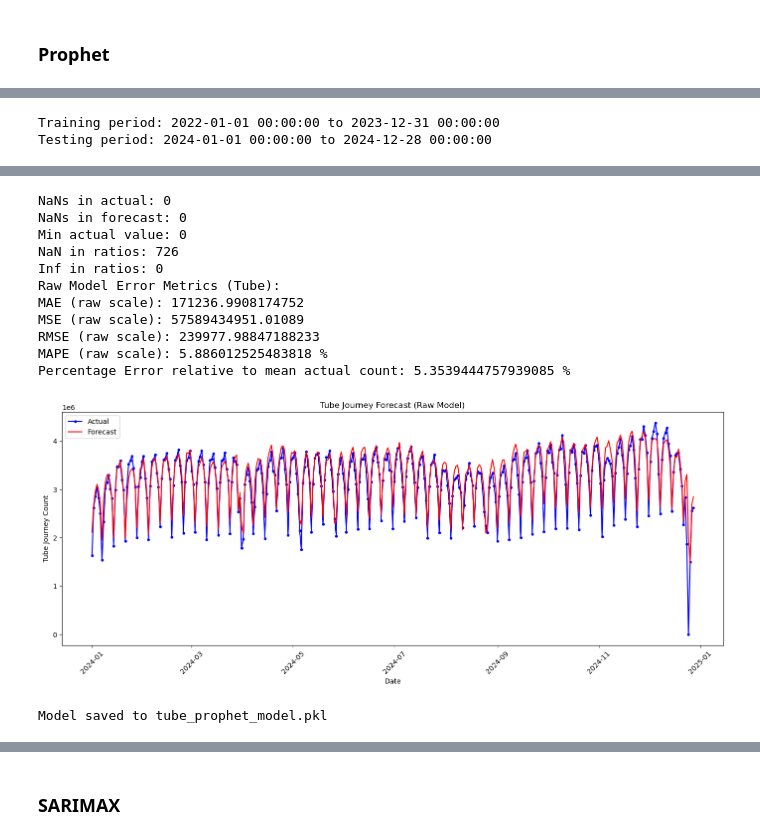
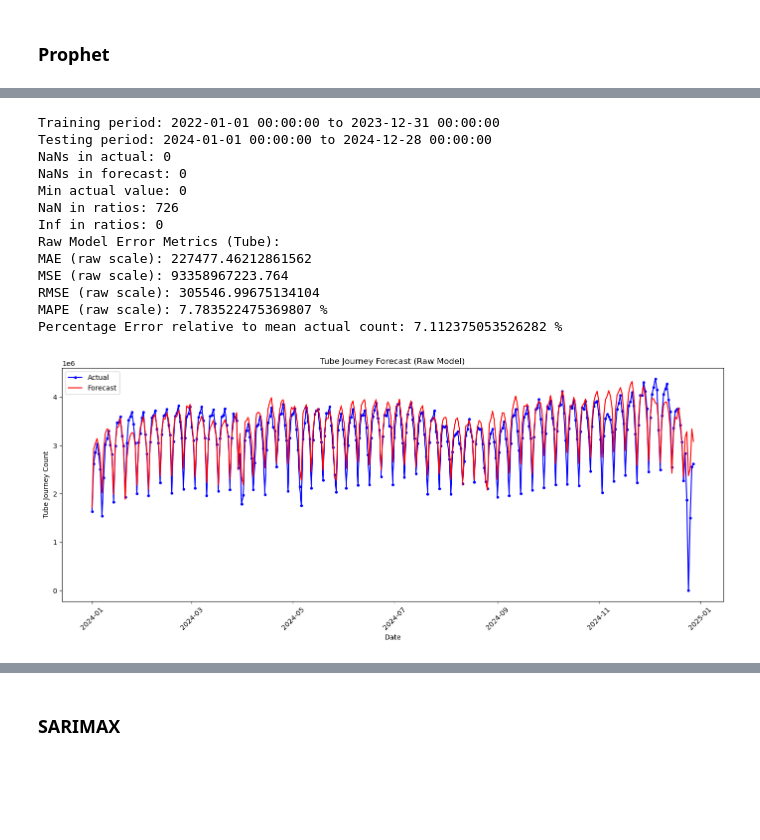
Before and after one commit to nikhil122-marauder/PROJECT, a Jupyter notebook: Prediction.ipynb, the cells around one changed output, grey strips where cells are left out. Cells and saved outputs as stored; diff of their text form; code cells hidden in the pictures; blank space fills up the shorter version.

```diff
--- a/Prediction.ipynb
+++ b/Prediction.ipynb
@@ -187,6 +195,9 @@ from prophet import Prophet
 from sklearn.metrics import mean_absolute_error, mean_squared_error
 import mlflow
 import mlflow.prophet  # Import the Prophet module for MLflow
+
+# Convert 'Date' column to datetime with correct format (dayfirst=True)
+tube_data['Date'] = pd.to_datetime(tube_data['Date'], dayfirst=True)
 
 # Split the data into training and testing sets.
 # We'll use all data before 2024-01-01 as training and from 2024-01-01 onward as testing.
@@ -202,7 +213,7 @@ df_train_raw = train_tube.rename(columns={'Date': 'ds', 'TubeJourneyCount': 'y'}
 df_test_raw = test_tube.rename(columns={'Date': 'ds', 'TubeJourneyCount': 'y'})
 
 # Define the regressors to use:
-regressor_cols = ['TubeJourneyCount_lag1', 't1', 'hum', 'wind_speed', 'is_holiday', 'is_weekend', 'season']
+regressor_cols = [ 't1', 'hum', 'wind_speed', 'is_holiday', 'is_weekend', 'season']
 
 # Ensure regressor columns are numeric and fill missing values in training and testing sets.
 for df in [df_train_raw, df_test_raw]:
@@ -360,2 +372,14 @@ print(f"Model saved to {pickle_file_path}")
 Training period: 2022-01-01 00:00:00 to 2023-12-31 00:00:00
 Testing period: 2024-01-01 00:00:00 to 2024-12-28 00:00:00
+NaNs in actual: 0
+NaNs in forecast: 0
+Min actual value: 0
+NaN in ratios: 726
+Inf in ratios: 0
+Raw Model Error Metrics (Tube):
+MAE (raw scale): 227477.46212861562
+MSE (raw scale): 93358967223.764
+RMSE (raw scale): 305546.99675134104
+MAPE (raw scale): 7.783522475369807 %
+Percentage Error relative to mean actual count: 7.112375053526282 %
+[figure, new version]
@@ -363,13 +386,0 @@ Testing period: 2024-01-01 00:00:00 to 2024-12-28 00:00:00
-NaNs in actual: 0
-NaNs in forecast: 0
-Min actual value: 0
-NaN in ratios: 726
-Inf in ratios: 0
-Raw Model Error Metrics (Tube):
-MAE (raw scale): 171236.9908174752
-MSE (raw scale): 57589434951.01089
-RMSE (raw scale): 239977.98847188233
-MAPE (raw scale): 5.886012525483818 %
-Percentage Error relative to mean actual count: 5.3539444757939085 %
-[figure, old version]
-Model saved to tube_prophet_model.pkl
```
Also changed, not shown: parts of 12 cells of this notebook, 11 other files.
